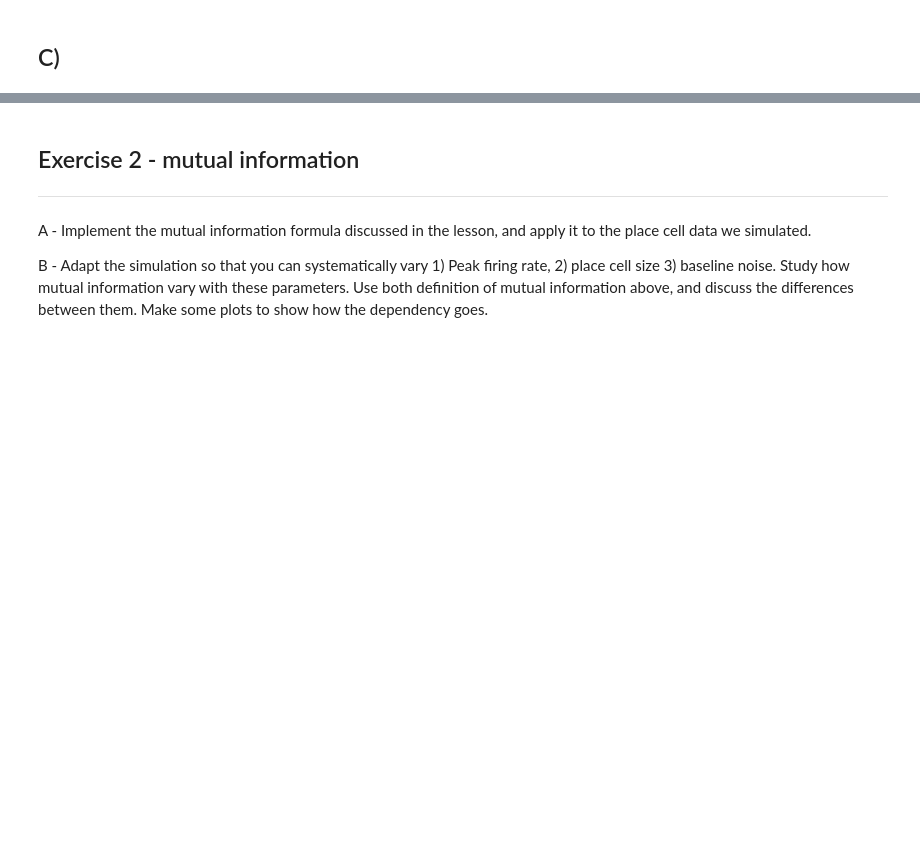
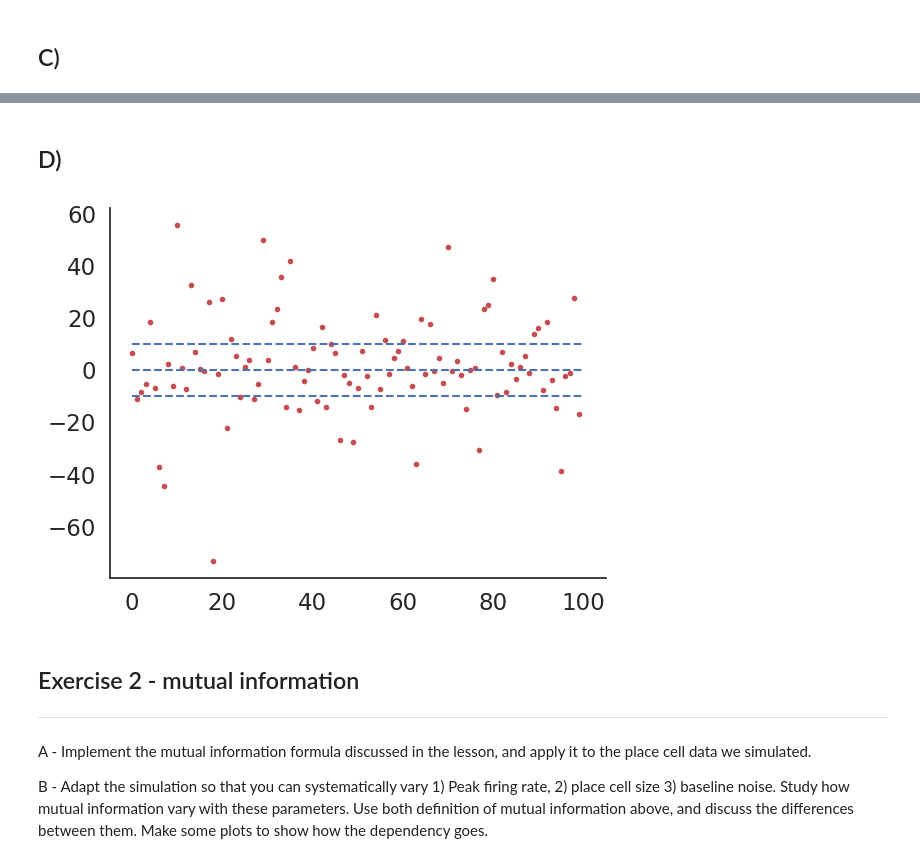
Before and after one commit to TSchwierz/NeuroAnalysis, a Jupyter notebook: TCexercise.ipynb, the cells around one changed output, grey strips where cells are left out. Drawn from its saved outputs; the diff is of its cells as text; code cells hidden in the pictures; blank space fills up the shorter version.

```diff
--- a/TCexercise.ipynb
+++ b/TCexercise.ipynb
@@ -129,3 +165,15 @@ plt.show()
+# %% [markdown]
+## D)
+# %%
+means = []
+for spikes in spike_positions:
+    means.append(np.average(spikes))
+
+plt.plot(means - pf_centers, 'r.')
+plt.hlines([0, 10, -10], 0,100, linestyles='dashed')
+plt.show()
+# %% [output]
+[figure, added]
 # %% [markdown]
 ## Exercise 2 - mutual information
 ---
```
Also changed, not shown: parts of 5 cells of this notebook, 1 other file.
